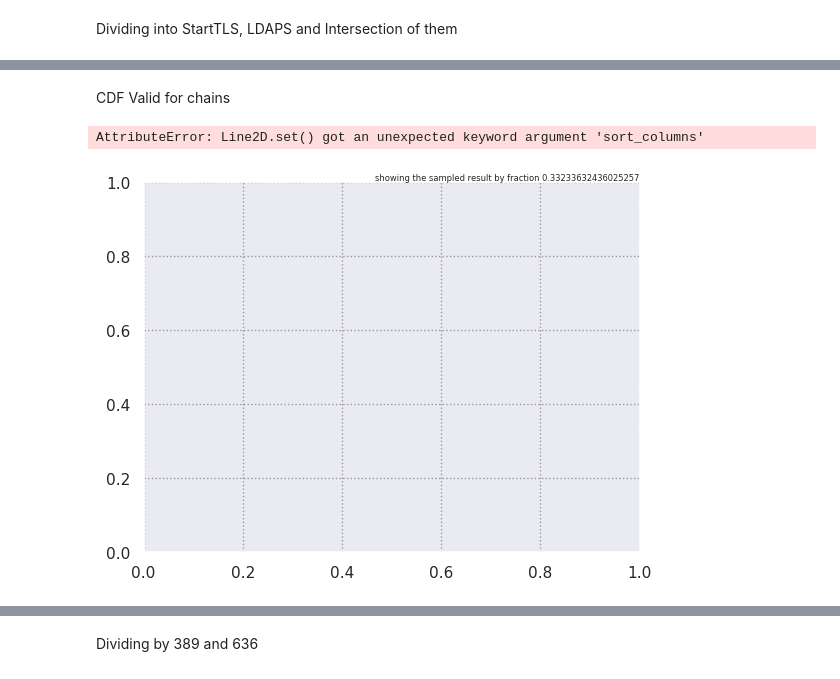
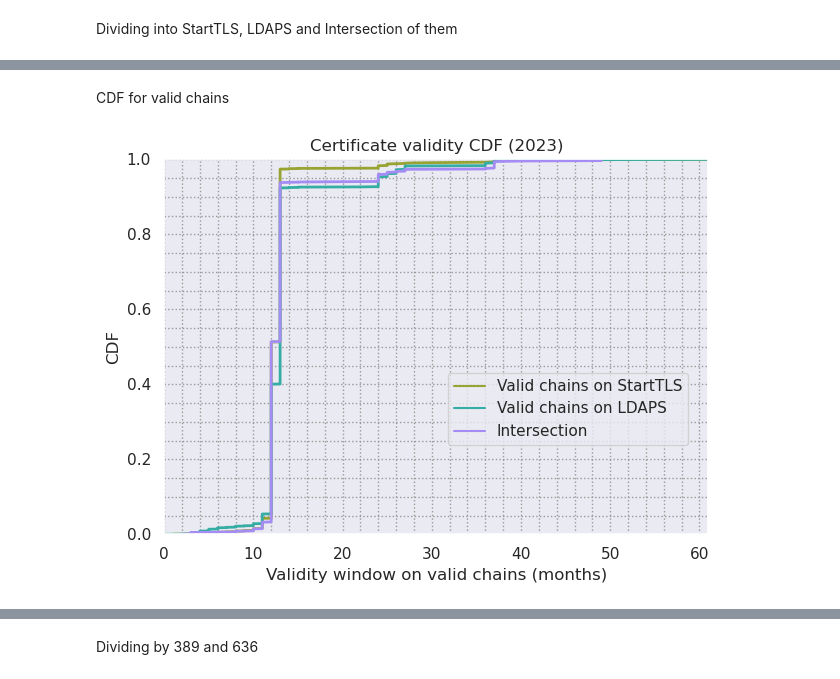
Before and after one commit to internettransparency/ldap-sequel, a Jupyter notebook: notebooks/analysis.ipynb, the cells around one changed output, grey strips where cells are left out. Drawn from its saved outputs; the diff is of its cells as text; code cells hidden in the pictures.

```diff
--- a/notebooks/analysis.ipynb
+++ b/notebooks/analysis.ipynb
@@ -2013,18 +2205,20 @@ print(inter_hosts_df.count())
 # %%
 def show_self_signed(df):
+    df = df.withColumn(
+        "tls_signature_self_signed", is_self_signed_udf(psf.col("cert"))
+    )
+
     df.filter(
         psf.col("chain_error") == SHORT1  # signed by unknown authority
-    ).withColumn(
-        "tls_signature_self_signed", is_self_signed_udf(psf.col("cert"))
-    ).groupby("tls_signature_self_signed").count(
-    ).withColumn(
+    ).groupby("tls_signature_self_signed").count().withColumn(
         'percent', psf.lit(100) * psf.col('count') / psf.sum('count').over(Window.partitionBy())
     ).sort("count", ascending=False).show()
 
+    return df
 
-show_self_signed(starttls_only_df)
-show_self_signed(ldaps_only_df)
-show_self_signed(inter_hosts_df)
+starttls_only_df = show_self_signed(starttls_only_df)
+ldaps_only_df = show_self_signed(ldaps_only_df)
+inter_hosts_df = show_self_signed(inter_hosts_df)
 # %% [output]
 +-------------------------+-----+------------------+
 |tls_signature_self_signed|count|           percent|
@@ -2391,21 +2620,12 @@ inter_hosts_df = get_validity(inter_hosts_df)
 # %%
 valid_starttls_only_pdf = starttls_only_df.filter(
     psf.col("chain_error") == SHORT8
-).toPandas()
-invalid_starttls_only_pdf = starttls_only_df.filter(
-    psf.col("chain_error") != SHORT8
-).toPandas()
+).select("validity_window_months").toPandas()
 
 valid_ldaps_only_pdf = ldaps_only_df.filter(
     psf.col("chain_error") == SHORT8
-).toPandas()
-invalid_ldaps_only_pdf = ldaps_only_df.filter(
-    psf.col("chain_error") != SHORT8
-).toPandas()
+).select("validity_window_months").toPandas()
 
 valid_inter_hosts_pdf = inter_hosts_df.filter(
     psf.col("chain_error") == SHORT8
-).toPandas()
-invalid_inter_hosts_pdf = inter_hosts_df.filter(
-    psf.col("chain_error") != SHORT8
-).toPandas()
+).select("validity_window_months").toPandas()
@@ -2414,37 +2644,36 @@ OutOfBoundsDatetime: Out of bounds nanosecond timestamp: 9999-12-31 23:59:59, at
 # %% [markdown]
-CDF Valid for chains
+CDF for valid chains
 # %%
 valid_starttls_only_pdf = valid_starttls_only_pdf.sort_values(by=['validity_window_months'])
 valid_starttls_only_pdf['cdf'] = valid_starttls_only_pdf['validity_window_months'].cumsum() / valid_starttls_only_pdf['validity_window_months'].sum()
 
 valid_ldaps_only_pdf = valid_ldaps_only_pdf.sort_values(by=['validity_window_months'])
 valid_ldaps_only_pdf['cdf'] = valid_ldaps_only_pdf['validity_window_months'].cumsum() / valid_ldaps_only_pdf['validity_window_months'].sum()
 
 valid_inter_hosts_pdf = valid_inter_hosts_pdf.sort_values(by=['validity_window_months'])
 valid_inter_hosts_pdf['cdf'] = valid_inter_hosts_pdf['validity_window_months'].cumsum() / valid_inter_hosts_pdf['validity_window_months'].sum()
 
 fig, ax1 = plt.subplots()
 
 valid_starttls_only_pdf.plot(x='validity_window_months', y='cdf', ax=ax1, linewidth=2, color=sns.color_palette()[1], label='Valid chains on StartTLS', backend='matplotlib')  # color='red',
-valid_ldaps_only_pdf.plot(x='validity_window_months', y='cdf', ax=ax1, linewidth=2, color=sns.color_palette()[3], label='Valid chains LDAPS', backend='matplotlib')  # color='black',
-valid_inter_hosts_pdf.plot(x='validity_window_months', y='cdf', ax=ax1, linewidth=2, color=sns.color_palette()[3], label='Intersection of valid chains', backend='matplotlib')  # color='black',
+valid_ldaps_only_pdf.plot(x='validity_window_months', y='cdf', ax=ax1, linewidth=2, color=sns.color_palette()[2], label='Valid chains on LDAPS', backend='matplotlib')  # color='black',
+valid_inter_hosts_pdf.plot(x='validity_window_months', y='cdf', ax=ax1, linewidth=2, color=sns.color_palette()[3], label='Intersection', backend='matplotlib')  # color='black',
 
 ax1.legend().set_visible(False)
 
 ax1.set_title("Certificate validity CDF (2023)")
-ax1.set_xlabel("Validity window on invalid chains (months)")
+ax1.set_xlabel("Validity window on valid chains (months)")
 ax1.set_ylabel("CDF")
 ax1.margins(x=0,y=0)
 #ax1.set_xscale("log")
 ax1.minorticks_on()
 ax1.grid(True, which="minor")
 ax1.grid(True, which="major")
 fig.tight_layout()
 handles, labels = ax1.get_legend_handles_labels()
 new_handles = [mlines.Line2D([], [], c=h.get_color()) for h in handles]
 fig.legend(handles=new_handles, labels=labels, loc="right", bbox_to_anchor=(0.95, 0.4))
-fig.savefig(f"output/valid_chains_cert_validity_cdf.pdf", format="pdf", bbox_inches="tight")
+fig.savefig(f"output/valid_chains_cert_validity_separate_cdf.pdf", format="pdf", bbox_inches="tight")
 fig.show()
 # %% [output]
-AttributeError: Line2D.set() got an unexpected keyword argument 'sort_columns'
-[figure, old version]
+[figure, new version]
```
Also changed, not shown: parts of 39 cells of this notebook, 1 other file.
